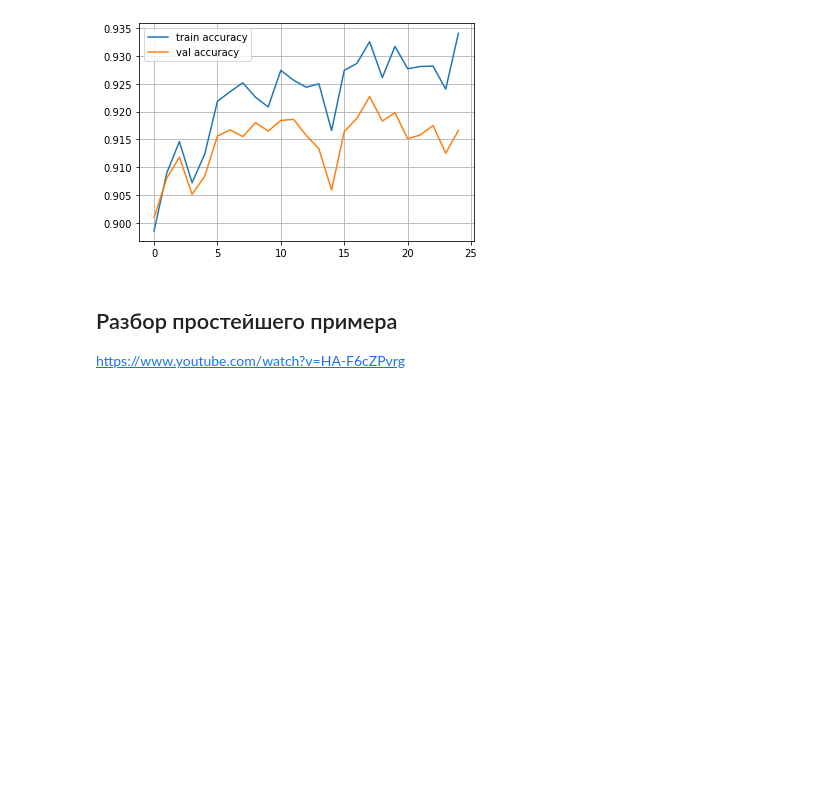
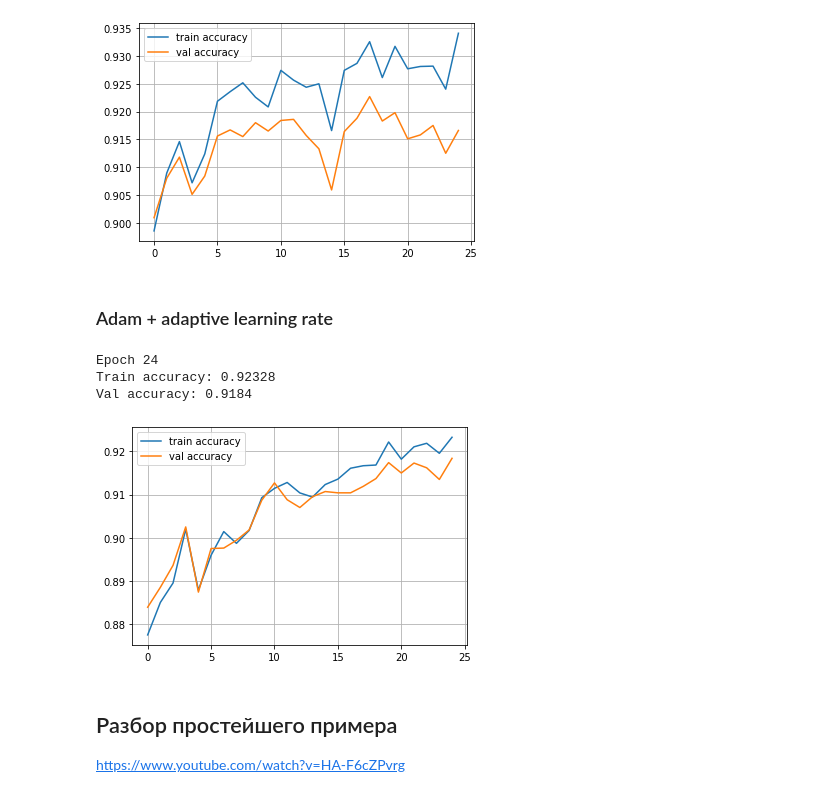
Before and after one commit to alexeybevz/neural-network, a Jupyter notebook: NumpyNN_(honor).ipynb, the cells around one changed output. Drawn from its saved outputs; the diff is of its cells as text; code cells hidden in the pictures; blank space fills up the shorter version.

Commit message:
add step-based learning schedules

```diff
--- a/NumpyNN_(honor).ipynb
+++ b/NumpyNN_(honor).ipynb
@@ -278,7 +279,7 @@ Where
 Both W and b are initialized during layer creation and updated each time backward is called.
 # %%
 class Dense(Layer):
-    def __init__(self, input_units, output_units, learning_rate=0.1, optimization='default'):
+    def __init__(self, input_units, output_units, learning_rate=0.1, optimization='default', use_adaptive_lrate = False):
         """
         A dense layer is a layer which performs a learned affine transformation:
         f(x) = <W*x> + b
@@ -298,6 +299,11 @@ class Dense(Layer):
         self.beta2 = 0.999
         self.opt = optimization
 
+        #learning rate scheduler
+        self.drop = 0.5
+        self.epochs_drop = 10.0
+        self.use_adaptive_lrate = use_adaptive_lrate
+
     def forward(self,input):
         """
         Perform an affine transformation:
@@ -308,7 +314,7 @@ class Dense(Layer):
         """
         return np.dot(input, self.weights) + self.biases
 
-    def backward(self,input,grad_output):
+    def backward(self,input,grad_output,epoch=0):
         # compute d f / d x = d f / d dense * d dense / d x
         # where d dense/ d x = weights transposed
         grad_input = np.dot(grad_output, self.weights.T)
@@ -321,11 +327,17 @@ class Dense(Layer):
         # Here we perform a stochastic gradient descent step.
         # Later on, you can try replacing that with something better.
         if self.opt == 'adam':
+            # Step-based learning schedules
+            if self.use_adaptive_lrate:
+                adptv_lrate = self.learning_rate * math.pow(self.drop, math.floor((1 + epoch) / self.epochs_drop))
+            else:
+                adptv_lrate = self.learning_rate
+
             self.first_moment = self.beta1 * self.first_moment + (1 - self.beta1) * grad_weights
             self.second_moment = self.beta2 * self.second_moment + (1 - self.beta2) * grad_weights * grad_weights
             first_unbias = self.first_moment / (1 - self.beta1 ** self.iteration)
             second_unbias = self.second_moment / (1 - self.beta2 ** self.iteration)
-            self.weights = self.weights - self.learning_rate * first_unbias / (np.sqrt(second_unbias) + 10 ** -7)
+            self.weights = self.weights - adptv_lrate * first_unbias / (np.sqrt(second_unbias) + 10 ** -7)
         else:
             self.weights = self.weights - self.learning_rate * grad_weights
 
@@ -523,7 +535,7 @@ def predict(network,X):
     logits = forward(network,X)[-1]
     return logits.argmax(axis=-1)
 
-def train(network,X,y):
+def train(network,X,y,epoch):
     """
     Train your network on a given batch of X and y.
     You first need to run forward to get all layer activations.
@@ -544,7 +556,11 @@ def train(network,X,y):
     # <your code: propagate gradients through the network>
     loss_grad_bw = loss_grad
     for layer_ind in reversed(range(0, len(layer_activations[:-1]))):
-        loss_grad_bw = network[layer_ind+1].backward(layer_activations[layer_ind], loss_grad_bw)
+        nl = network[layer_ind+1]
+        if (type(nl) is Dense):
+            loss_grad_bw = nl.backward(layer_activations[layer_ind], loss_grad_bw,epoch)
+        else:
+            loss_grad_bw = nl.backward(layer_activations[layer_ind], loss_grad_bw)
 
     return np.mean(loss)
 # %% [markdown]
@@ -571,14 +587,14 @@ from IPython.display import clear_output
 train_log = []
 val_log = []
 # %%
-def train_epochs():
+def train_epochs(num_epochs):
     train_log = []
     val_log = []
 
-    for epoch in range(25):
+    for epoch in range(num_epochs):
 
         for x_batch,y_batch in iterate_minibatches(X_train,y_train,batchsize=32,shuffle=True):
-            train(network,x_batch,y_batch)
+            train(network,x_batch,y_batch,epoch)
 
         train_log.append(np.mean(predict(network,X_train)==y_train))
         val_log.append(np.mean(predict(network,X_val)==y_val))
@@ -694,3 +710,5 @@ Epoch 24
 Train accuracy: 0.9341
 Val accuracy: 0.9166
 [figure]
+# %% [markdown]
+### Adam + adaptive learning rate
@@ -697,3 +722,10 @@ Val accuracy: 0.9166
+# %%
+train_epochs(25)
+# %% [output]
+Epoch 24
+Train accuracy: 0.92328
+Val accuracy: 0.9184
+[figure, added]
 # %% [markdown]
 ## Разбор простейшего примера
 
```
Also changed, not shown: parts of 7 cells of this notebook.
